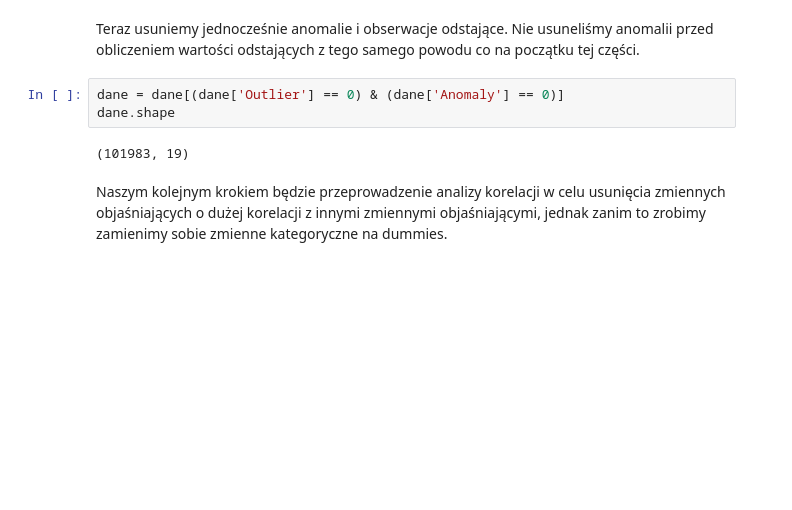
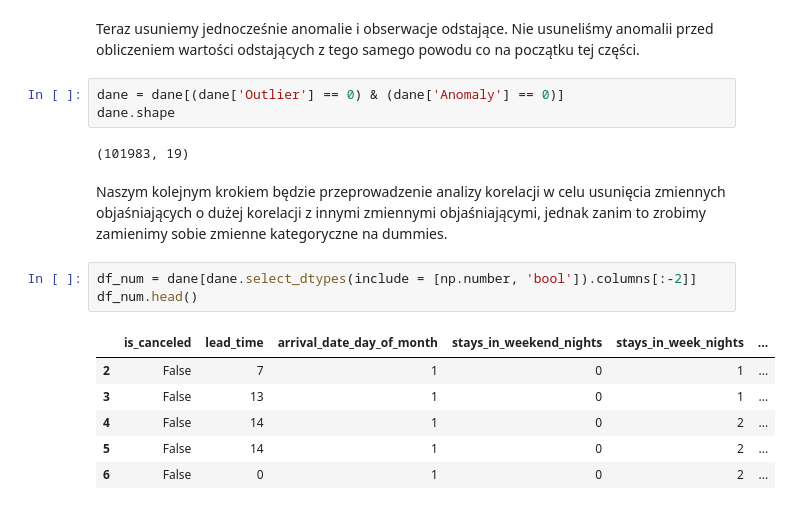
Before and after one commit to SzymonMak/HotelBookingsDataAnalysis, a Jupyter notebook: final_analysis.ipynb, the cells around one changed output. Drawn from its saved outputs; the diff is of its cells as text; blank space fills up the shorter version.

```diff
--- a/final_analysis.ipynb
+++ b/final_analysis.ipynb
@@ -405,3 +405,13 @@ dane.shape
 (101983, 19)
 # %% [markdown]
 Naszym kolejnym krokiem będzie przeprowadzenie analizy korelacji w celu usunięcia zmiennych objaśniających o dużej korelacji z innymi zmiennymi objaśniającymi, jednak zanim to zrobimy zamienimy sobie zmienne kategoryczne na dummies.
+# %%
+df_num = dane[dane.select_dtypes(include = [np.number, 'bool']).columns[:-2]]
+df_num.head()
+# %% [output]
+|  | is_canceled | lead_time | arrival_date_day_of_month | stays_in_weekend_nights | stays_in_week_nights | ... |
+| 2 | False | 7 | 1 | 0 | 1 | ... |
+| 3 | False | 13 | 1 | 0 | 1 | ... |
+| 4 | False | 14 | 1 | 0 | 2 | ... |
+| 5 | False | 14 | 1 | 0 | 2 | ... |
+| 6 | False | 0 | 1 | 0 | 2 | ... |
```
Also changed, not shown: parts of 1 cell of this notebook.
